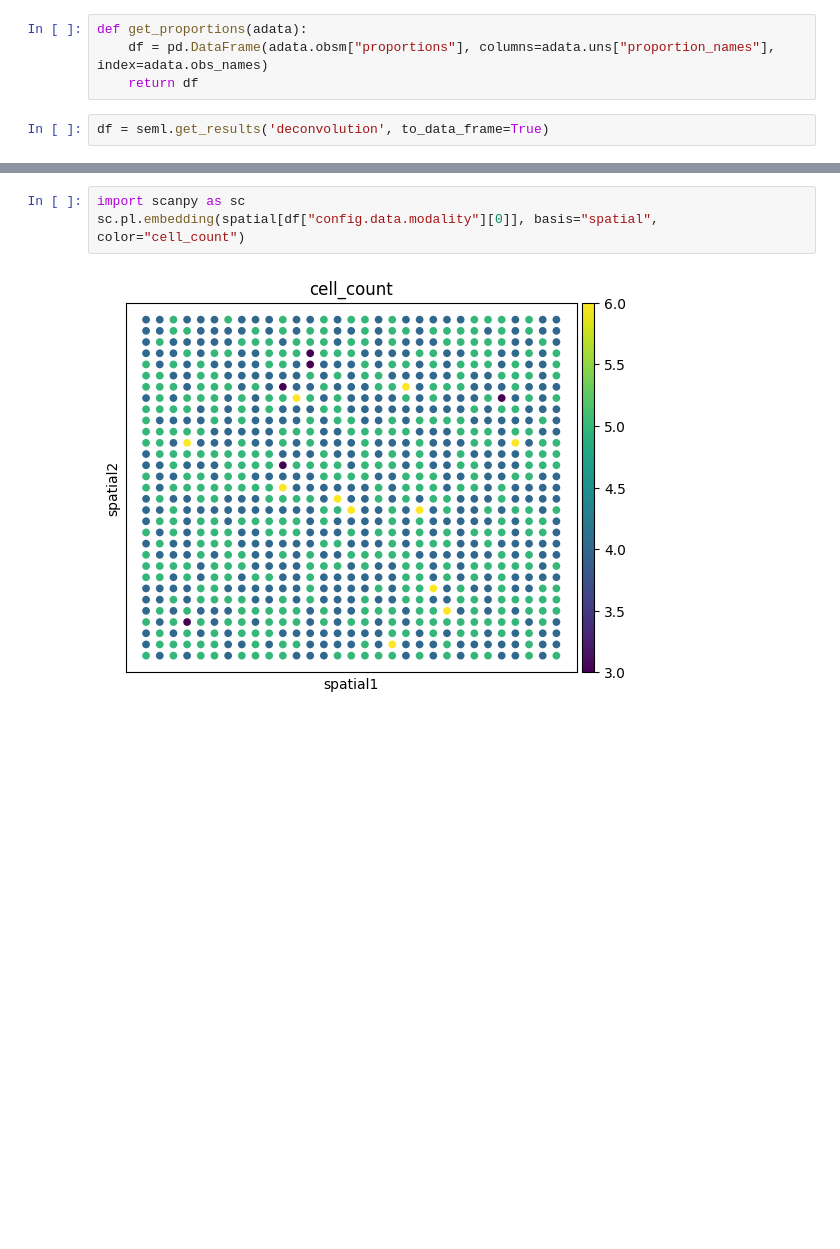
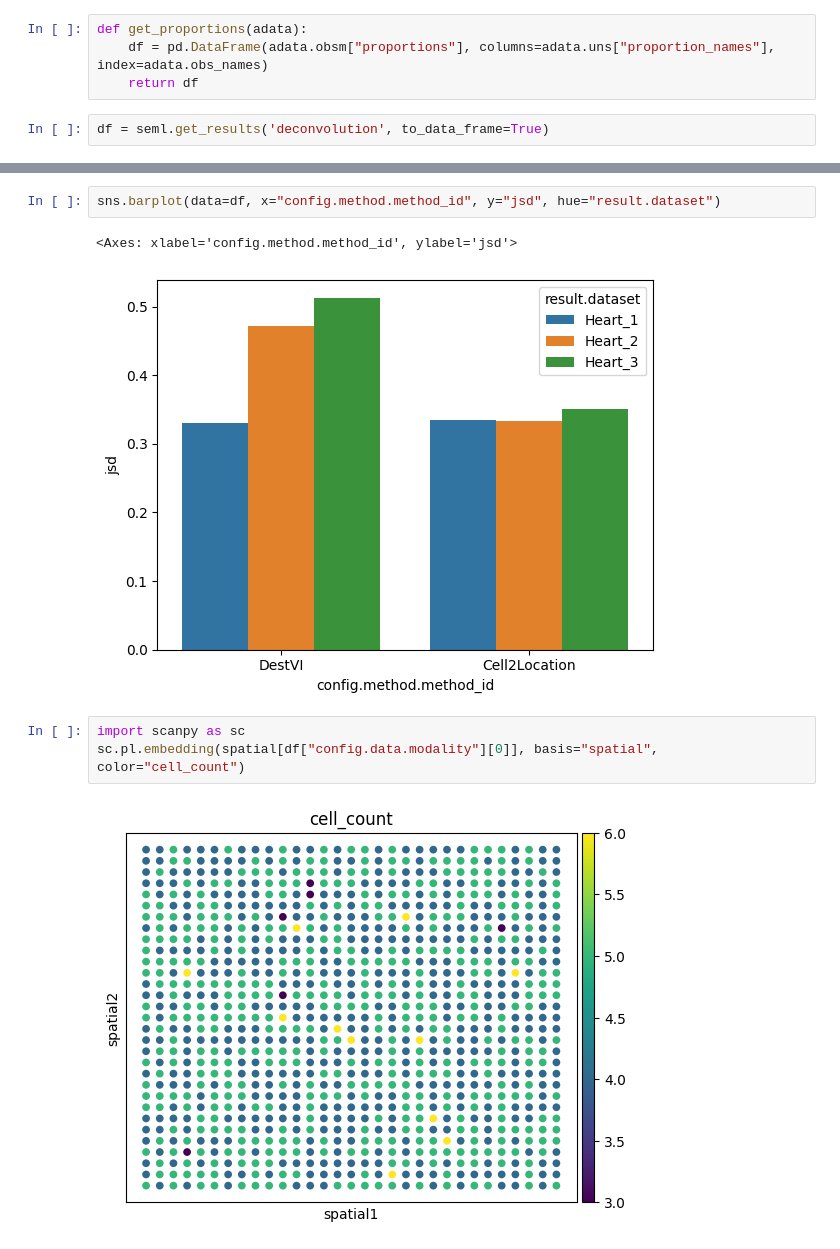
Before and after one commit to theislab/deconvATAC, a Jupyter notebook: notebooks/analysis/analyze_seml.ipynb, the cells around one changed output, grey strips where cells are left out. Saved outputs shown, nothing was run; the diff lists cells and outputs as text; blank space fills up the shorter version.

```diff
--- a/notebooks/analysis/analyze_seml.ipynb
+++ b/notebooks/analysis/analyze_seml.ipynb
@@ -38,3 +60,8 @@ de.tl.rmse(res, targets)
+# %%
+sns.barplot(data=df, x="config.method.method_id", y="jsd", hue="result.dataset")
+# %% [output]
+<Axes: xlabel='config.method.method_id', ylabel='jsd'>
+[figure, added]
 # %%
 import scanpy as sc
 sc.pl.embedding(spatial[df["config.data.modality"][0]], basis="spatial", color="cell_count")
```
Also changed, not shown: parts of 18 cells of this notebook.
